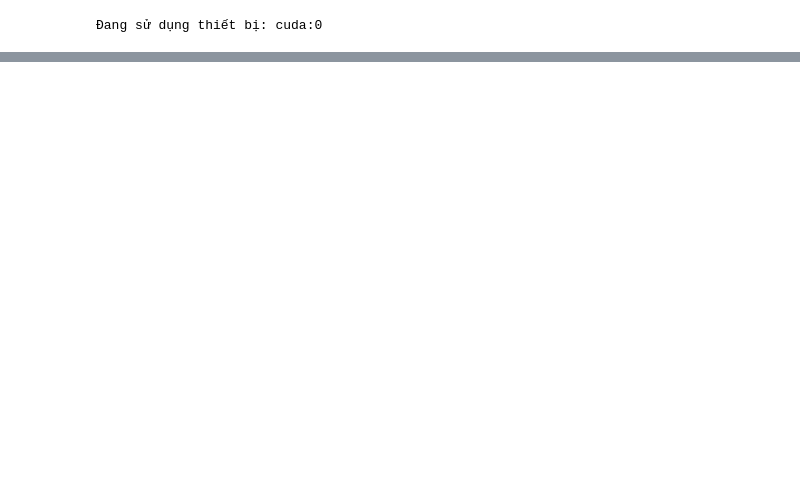
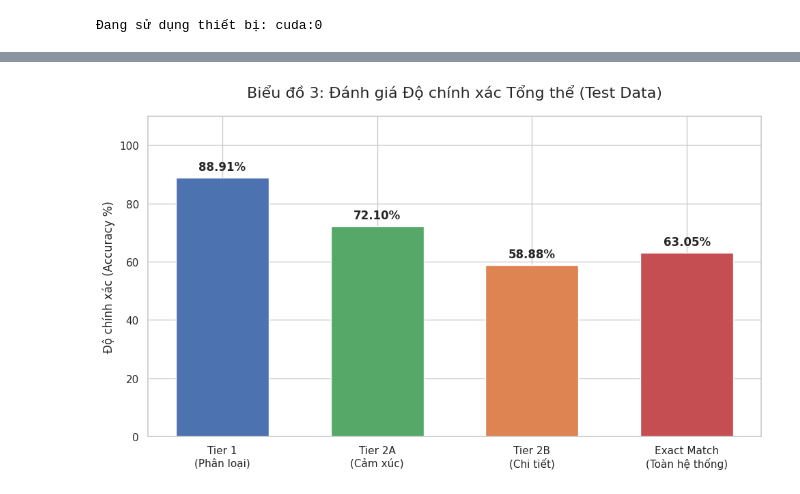
Before and after one commit to hauuto/toxic-comment-classification, a Jupyter notebook: model/toxic-comment-classifier-model.ipynb, the cells around one changed output, grey strips where cells are left out. Saved outputs shown, nothing was run; the diff lists cells and outputs as text; code cells hidden in the pictures; blank space fills up the shorter version.

```diff
--- a/model/toxic-comment-classifier-model.ipynb
+++ b/model/toxic-comment-classifier-model.ipynb
@@ -653,25 +708,23 @@ DEVICE = torch.device("cuda:0" if torch.cuda.is_available() else "cpu")
 # ==========================================
 class HierarchicalDataset(Dataset):
     def __init__(self, X, yt, ys, yd):
-        self.X = torch.tensor(X, dtype=torch.long)
-        self.yt = torch.tensor(yt, dtype=torch.float32)
-        self.ys = torch.tensor(ys, dtype=torch.long)
-        self.yd = torch.tensor(yd, dtype=torch.float32)
+        self.X, self.yt, self.ys, self.yd = torch.tensor(X, dtype=torch.long), torch.tensor(yt, dtype=torch.float32), torch.tensor(ys, dtype=torch.long), torch.tensor(yd, dtype=torch.float32)
     def __len__(self): return len(self.X)
     def __getitem__(self, i): return self.X[i], self.yt[i], self.ys[i], self.yd[i]
 
 def build_dataloader(csv_path, vocab, batch_size=512, shuffle=False):
     df = pd.read_csv(csv_path).dropna(subset=['text'])
     df['label_toxic'] = df['tier1_labels'].map({'Clean': 0, 'Toxic': 1}).fillna(0).astype(int)
-    df['label_sentiment'] = df['tier2_labels'].map({'Negative': 0, 'Neutral': 1, 'Positive': 2}).fillna(0).astype(int)
+
+
+    sentiment_map = df['tier2_labels'].map({'Negative': 0, 'Neutral': 1, 'Positive': 2})
+    df['label_sentiment'] = np.where(df['tier1_labels'] == 'Clean', sentiment_map, -1)
+    df['label_sentiment'] = df['label_sentiment'].fillna(-1).astype(int)
+
 
     def encode_toxic(label):
         if pd.isna(label) or label in ['Negative', 'Neutral', 'Positive']: return [0, 0, 0]
-        return [
-            1 if 'Harassment' in str(label) else 0,
-            1 if 'Obscene' in str(label) else 0,
-            1 if 'Hate Speech' in str(label) else 0 # Chữ S hoa chuẩn xác
-        ]
+        return [1 if 'Harassment' in str(label) else 0, 1 if 'Obscene' in str(label) else 0, 1 if 'Hate Speech' in str(label) else 0]
     df['label_toxic_details'] = df['tier2_labels'].apply(encode_toxic)
 
     X_seq = np.array(df['text'].apply(lambda x: ([vocab.get(w, vocab["<UNK>"]) for w in str(x).split()][:50] + [vocab["<PAD>"]] * 50)[:50]).tolist())
@@ -681,14 +734,11 @@ class C_LSTM_Model(nn.Module):
     def __init__(self, vocab_size, w2v_path):
         super().__init__()
         self.emb = nn.Embedding(vocab_size, 300, padding_idx=0)
-        # Nạp ma trận Word2Vec
         self.emb.weight.data.copy_(torch.from_numpy(np.load(w2v_path)))
         self.lstm = nn.LSTM(300, 128, batch_first=True, bidirectional=True)
         self.convs = nn.ModuleList([nn.Conv1d(256, 100, k) for k in [3,4,5]])
         self.drop = nn.Dropout(0.5)
-        self.h_tox = nn.Linear(300, 1)
-        self.h_sent = nn.Linear(300, 3)
-        self.h_tdet = nn.Linear(300, 3)
+        self.h_tox, self.h_sent, self.h_tdet = nn.Linear(300, 1), nn.Linear(300, 3), nn.Linear(300, 3)
 
     def forward(self, x):
         lstm_out, _ = self.lstm(self.emb(x))
@@ -752,5 +802,58 @@ def evaluate_and_plot_overall(model, dataloader, phase_name="Test Data"):
 
     # --- VẼ BIỂU ĐỒ ---
     metrics = ['Tier 1\n(Phân loại)', 'Tier 2A\n(Cảm xúc)', 'Tier 2B\n(Chi tiết)', 'Exact Match\n(Toàn hệ thống)']
-    scores = [t1_acc, t
+    scores = [t1_acc, t2a_acc, t2b_acc, overall_exact_acc]
+    colors = ['#4c72b0', '#55a868', '#dd8452', '#c44e52']
+
+    fig, ax = plt.subplots(figsize=(10, 6))
+    bars = ax.bar(metrics, scores, color=colors, width=0.6)
+
+    ax.set_title(f'Biểu đồ 3: Đánh giá Độ chính xác Tổng thể ({phase_name})', fontsize=16, pad=20)
+    ax.set_ylabel('Độ chính xác (Accuracy %)', fontsize=12)
+    ax.set_ylim(0, 110)
+
+    for bar in bars:
+        height = bar.get_height()
+        ax.annotate(f'{height:.2f}%', xy=(bar.get_x() + bar.get_width() / 2, height),
+                    xytext=(0, 5), textcoords="offset points", ha='center', va='bottom', fontsize=12, fontweight='bold')
+
+    plt.tight_layout()
+    plt.savefig('overall_exact_match_performance.png', dpi=300)
+    plt.show()
+
+    print("\n" + "★"*50)
+    print(f"🏆 BÁO CÁO TỔNG THỂ HỆ THỐNG ({phase_name.upper()})")
+    print(f"Tổng số câu đã duyệt        : {total_samples:,}")
+    print(f"Số câu đoán khớp tuyệt đối  : {exact_matches:,}")
+    print(f"Exact Match Accuracy        : {overall_exact_acc:.2f}%")
+    print("★"*50)
+
+# ==========================================
+# 3. THỰC THI LOAD MÔ HÌNH VÀ CHẤM ĐIỂM
+# ==========================================
+if __name__ == "__main__":
+    # Đường dẫn file đã lưu
+    TEST_CSV_PATH = "test_data.csv"
+    VOCAB_PATH = "vocab.json"
+    W2V_PATH = "custom_word2vec.npy"
+    MODEL_PATH = "best_c_lstm_model.pth"
+
+    if not os.path.exists(MODEL_PATH):
+        print("🚨 Lỗi: Không tìm thấy file trọng số mô hình! Vui lòng kiểm tra lại đường dẫn.")
+    else:
+        print("1. Đang load Từ điển và Dữ liệu Test...")
+        with open(VOCAB_PATH, 'r', encoding='utf-8') as f:
+            vocab = json.load(f)
+
+        test_loader = build_dataloader(TEST_CSV_PATH, vocab, batch_size=512, shuffle=False)
+
+        print("2. Đang nạp Trọng số (Bộ não) tốt nhất của C-LSTM...")
+        model = C_LSTM_Model(len(vocab), W2V_PATH).to(DEVICE)
+
+        # Load map_location=DEVICE để đảm bảo chạy được cả trên CPU/GPU
+        checkpoint = torch.load(MODEL_PATH, map_location=DEVICE)
+        model.load_state_dict(checkpoint['model_state_dict'])
+
+        print("3. Bắt đầu chấm điểm Exact Match...")
+        evaluate_and_plot_overall(model, test_loader, phase_name="Test Data")
 # %% [output]
@@ -757,0 +864 @@ SyntaxError: incomplete input (555676992.py, line 120)
+[figure, added]
```
Also changed, not shown: parts of 6 cells of this notebook, 7 other files.
